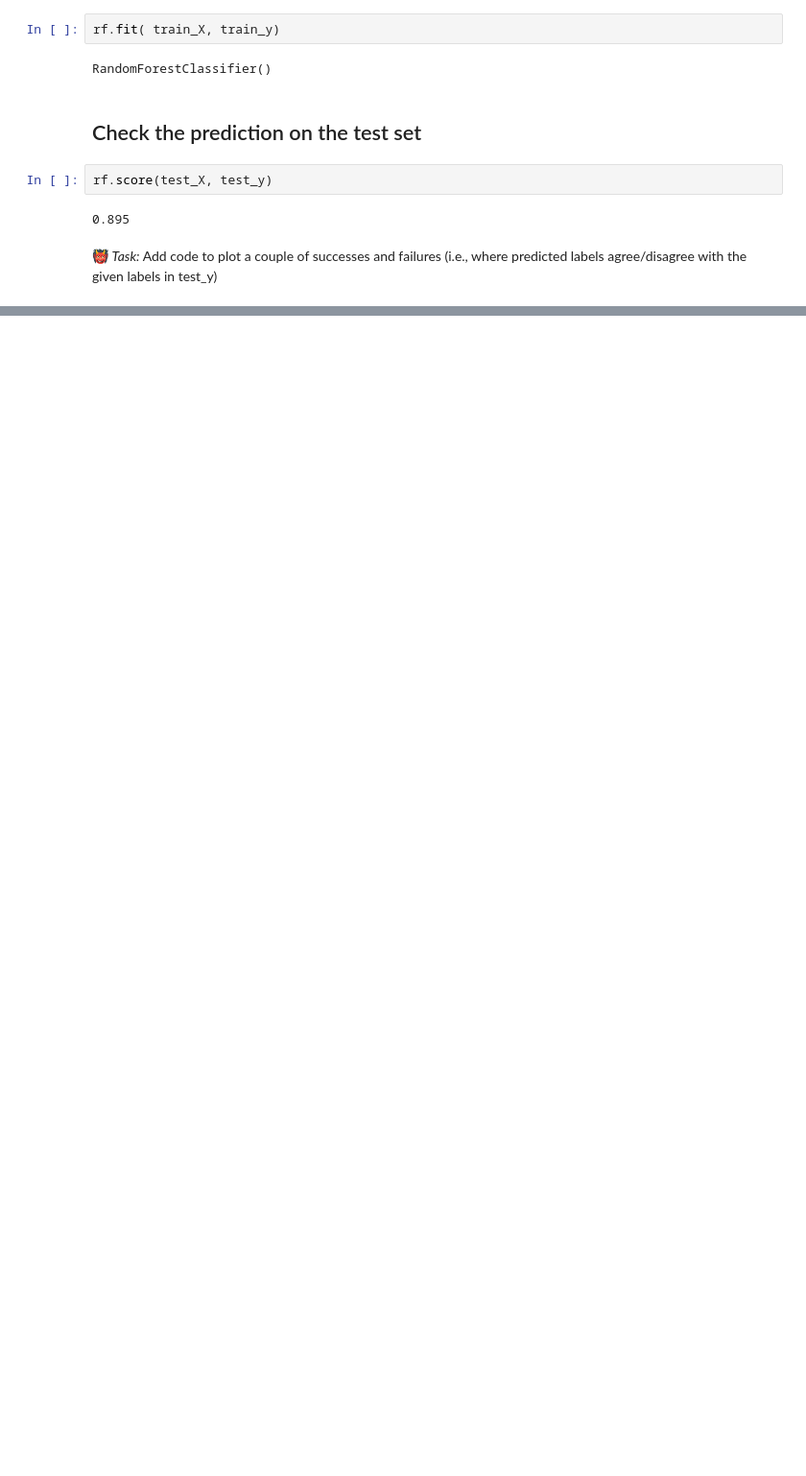
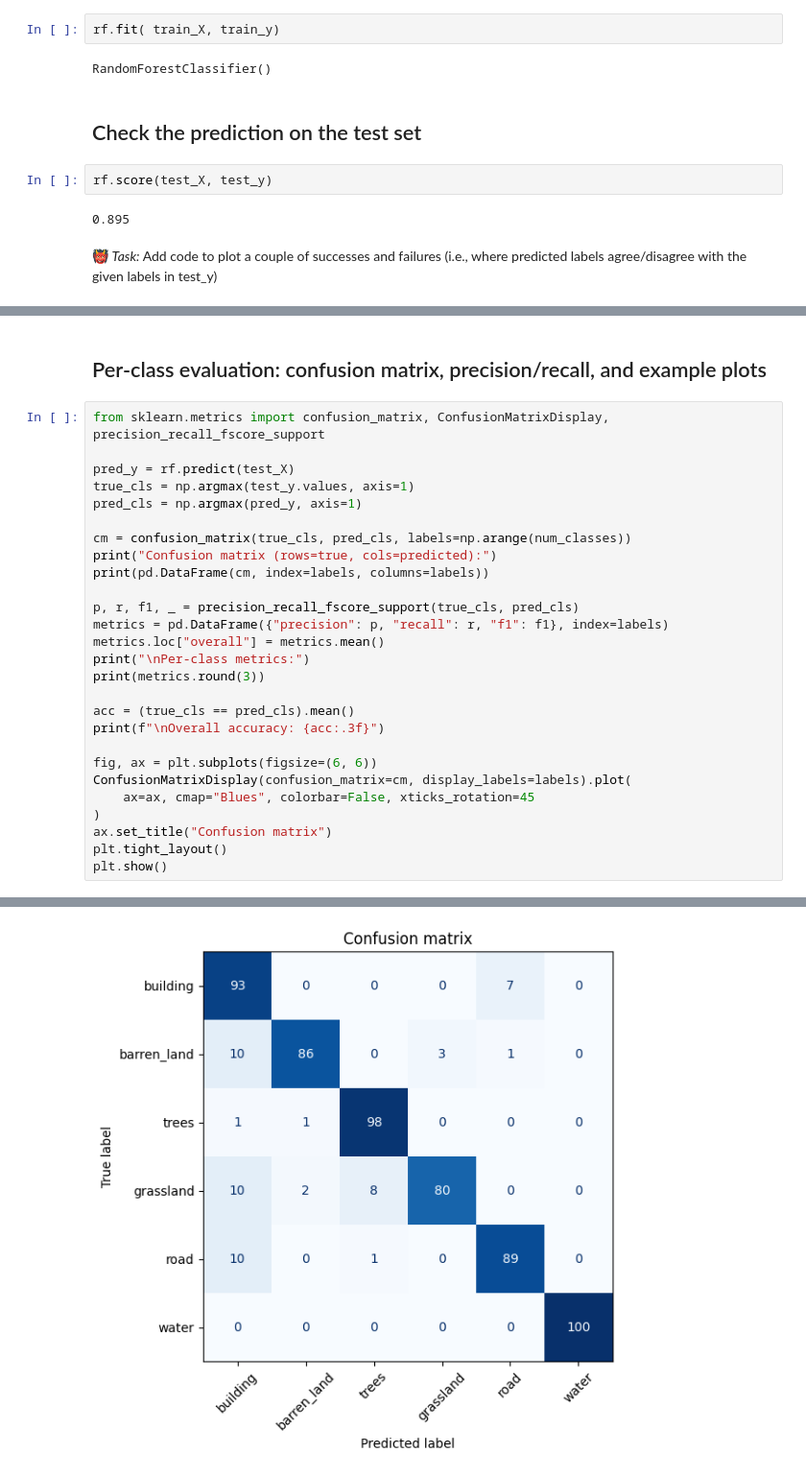
Before and after one commit to shok0n/remote-sensing-lc, a Jupyter notebook: Random_forest_classifier_on_remote_sensing_image.ipynb, the cells around one changed output, grey strips where cells are left out. Shown at 96% size. Saved outputs shown, nothing was run; the diff lists cells and outputs as text; blank space fills up the shorter version.

Commit message:
Evaluate classification accuracy Plot a small number of correctly classified examples Plot a small number of misclassified examples

```diff
--- a/Random_forest_classifier_on_remote_sensing_image.ipynb
+++ b/Random_forest_classifier_on_remote_sensing_image.ipynb
@@ -257,0 +258,30 @@ successes: 549, failures: 51
+# %% [markdown]
+## Per-class evaluation: confusion matrix, precision/recall, and example plots
+# %%
+from sklearn.metrics import confusion_matrix, ConfusionMatrixDisplay, precision_recall_fscore_support
+
+pred_y = rf.predict(test_X)
+true_cls = np.argmax(test_y.values, axis=1)
+pred_cls = np.argmax(pred_y, axis=1)
+
+cm = confusion_matrix(true_cls, pred_cls, labels=np.arange(num_classes))
+print("Confusion matrix (rows=true, cols=predicted):")
+print(pd.DataFrame(cm, index=labels, columns=labels))
+
+p, r, f1, _ = precision_recall_fscore_support(true_cls, pred_cls)
+metrics = pd.DataFrame({"precision": p, "recall": r, "f1": f1}, index=labels)
+metrics.loc["overall"] = metrics.mean()
+print("\nPer-class metrics:")
+print(metrics.round(3))
+
+acc = (true_cls == pred_cls).mean()
+print(f"\nOverall accuracy: {acc:.3f}")
+
+fig, ax = plt.subplots(figsize=(6, 6))
+ConfusionMatrixDisplay(confusion_matrix=cm, display_labels=labels).plot(
+    ax=ax, cmap="Blues", colorbar=False, xticks_rotation=45
+)
+ax.set_title("Confusion matrix")
+plt.tight_layout()
+plt.show()
+# %% [output]
@@ -257,0 +308 @@ successes: 549, failures: 51
+[figure, added]
```
Also changed, not shown: parts of 5 cells of this notebook.
